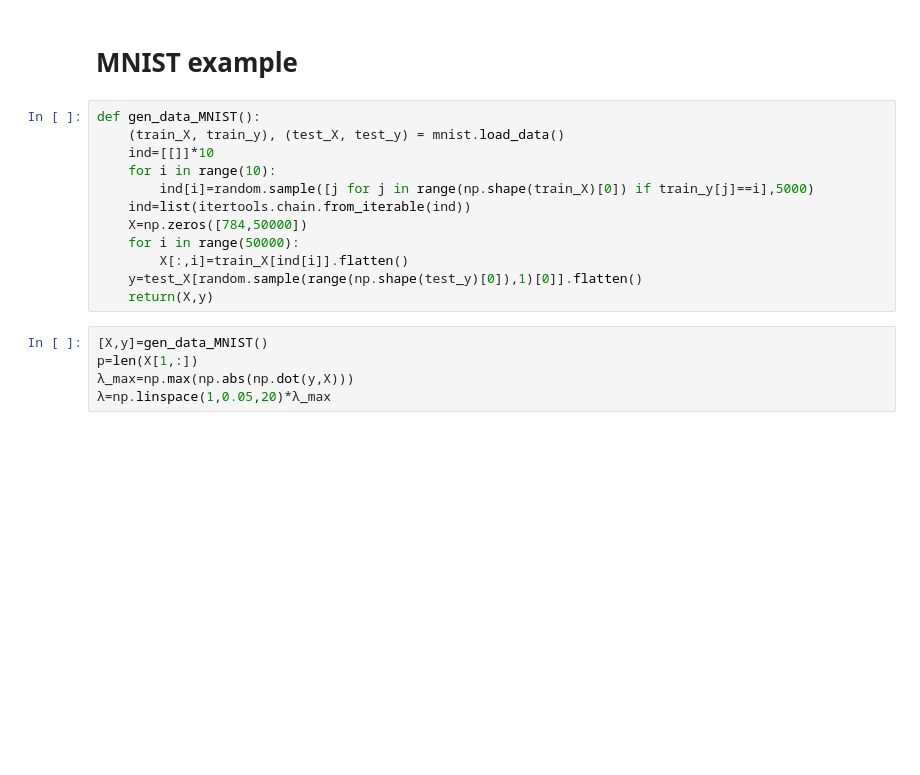
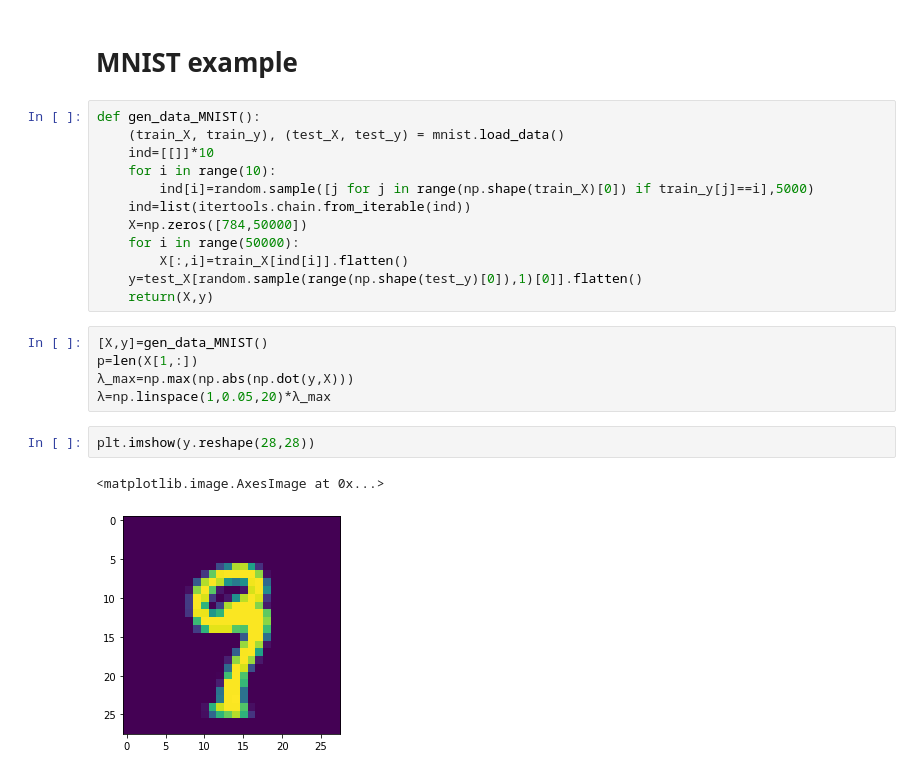
Before and after one commit to nathanln/Parcimony, a Jupyter notebook: Sasvi.ipynb, the cells around one changed output. Saved outputs shown, nothing was run; the diff lists cells and outputs as text; blank space fills up the shorter version.

```diff
--- a/Sasvi.ipynb
+++ b/Sasvi.ipynb
@@ -208,3 +225,8 @@ def gen_data_MNIST():
 p=len(X[1,:])
 λ_max=np.max(np.abs(np.dot(y,X)))
 λ=np.linspace(1,0.05,20)*λ_max
+# %%
+plt.imshow(y.reshape(28,28))
+# %% [output]
+<matplotlib.image.AxesImage at 0x...>
+[figure, added]
```
Also changed, not shown: parts of 16 cells of this notebook, 7 other files.
